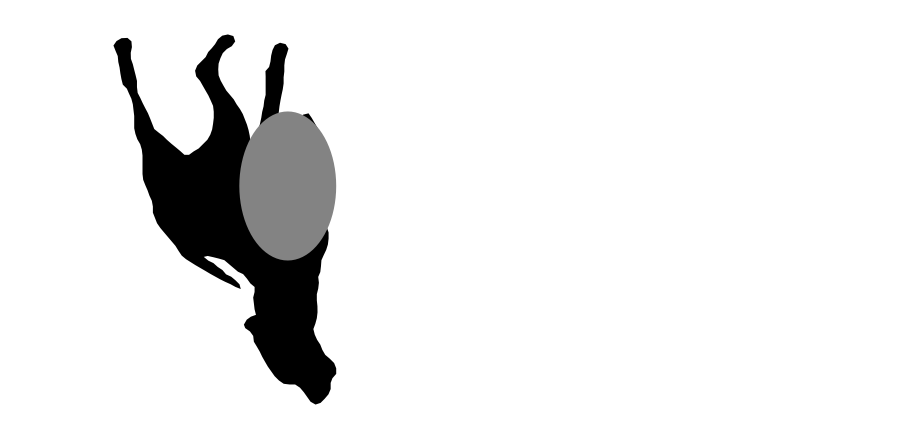
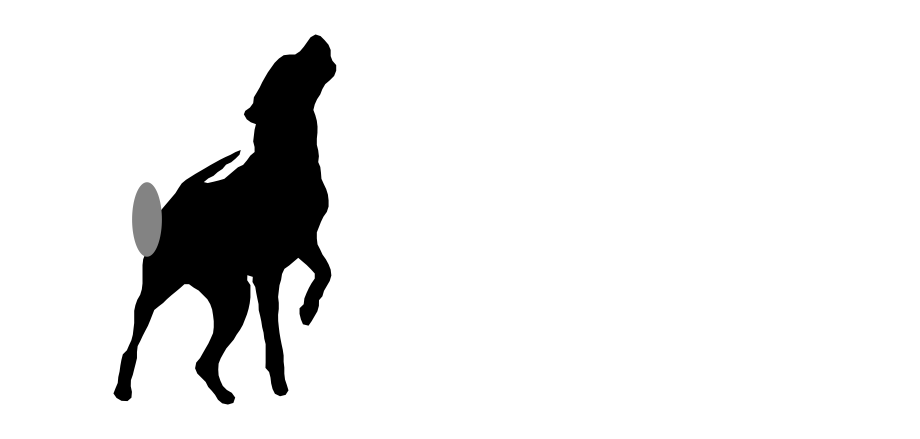
Before and after one commit to 05d762de69/monte-carlo-selection, a Jupyter notebook: notebooks/00_select new shape.ipynb, the cells around one changed output. Drawn from its saved outputs; the diff is of its cells as text; code cells hidden in the pictures.

```diff
--- a/notebooks/00_select new shape.ipynb
+++ b/notebooks/00_select new shape.ipynb
@@ -136,14 +136,14 @@ def add_oval_occluder_normcoords_plot_and_save_jsonl(
 
         pad = 0.02
         ax.set_xlim(min_xy[0] - pad, max_xy[0] + pad)
-        ax.set_ylim(max_xy[1] + pad, min_xy[1] - pad)
+        ax.set_ylim(min_xy[1] - pad, max_xy[1] + pad)
 
         plt.show()
 
     # IMPORTANT: keep the SAME JSONL keys as the rectangle version
     row = {
         "ts_utc": time.time(),
-        "source_mat": mat_path,
+        "source_mat": str(mat_path),
         "category": category,
         "img_id": int(img_id),
         "coord_system": "normalized_contour_space",
@@ -168,23 +168,24 @@ def add_oval_occluder_normcoords_plot_and_save_jsonl(
 # %%
 category="dog"
 img_id = 5
 JSON_DIR = CASE_DIR / f"{category}_{img_id}" / "generated"
 
 for d in [JSON_DIR]:
     d.mkdir(parents=True, exist_ok=True)
 
 row, _ = add_oval_occluder_normcoords_plot_and_save_jsonl(
-     "/Users/I743312/Documents/monte-carlo-selection/data/master/master_lib.mat",
+     MASTER_DIR,
      category=category,
      img_id=img_id,
-     occ_rx=0.13,
-     occ_ry=0.2,
+     occ_rx=0.04,
+     occ_ry=0.1,
      occ_mode="manual",
-     occ_cx=0.7,
-     occ_cy=0.41,
+     occ_cx=0.25,
+     occ_cy=0.5,
      jsonl_path= JSON_DIR / f"{category}_{img_id}.jsonl",
+     #jsonl_path= ROOT / "test.jsonl",
      seed=8,
      show=True
  )
 # %% [output]
-[figure, old version]
+[figure, new version]
```
Also changed, not shown: 6 other files.
